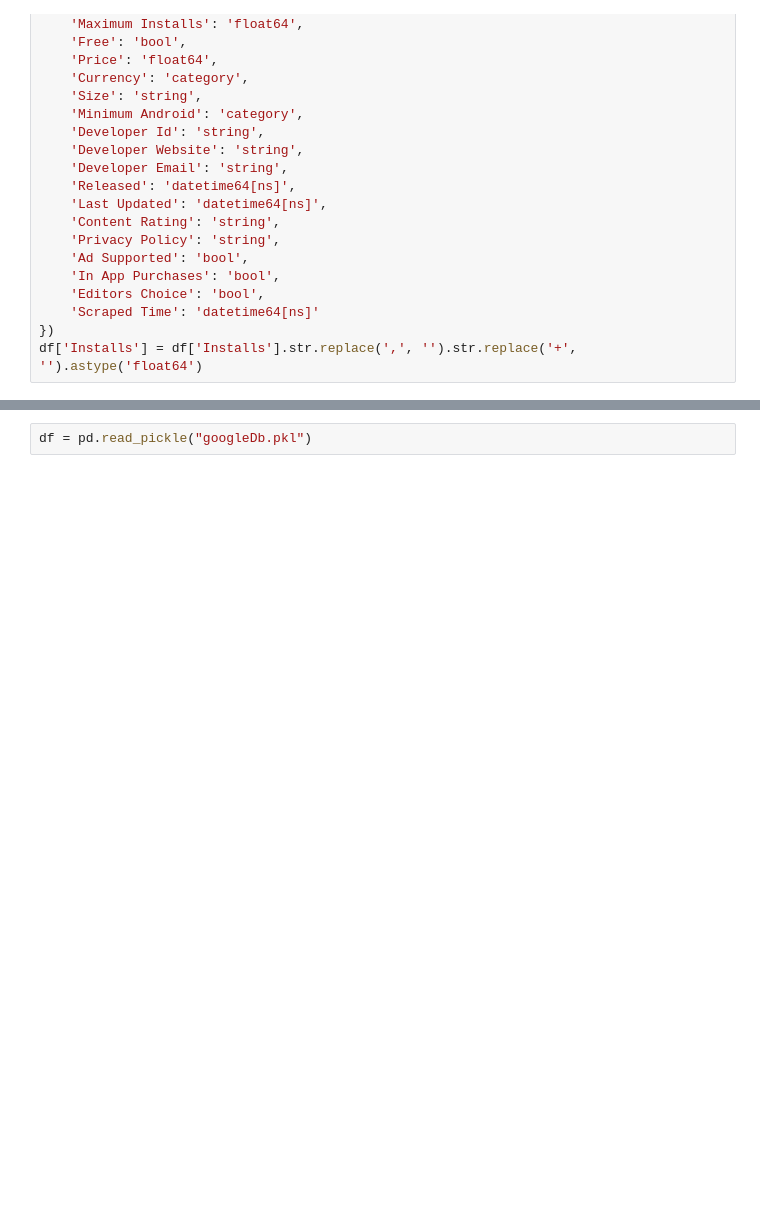
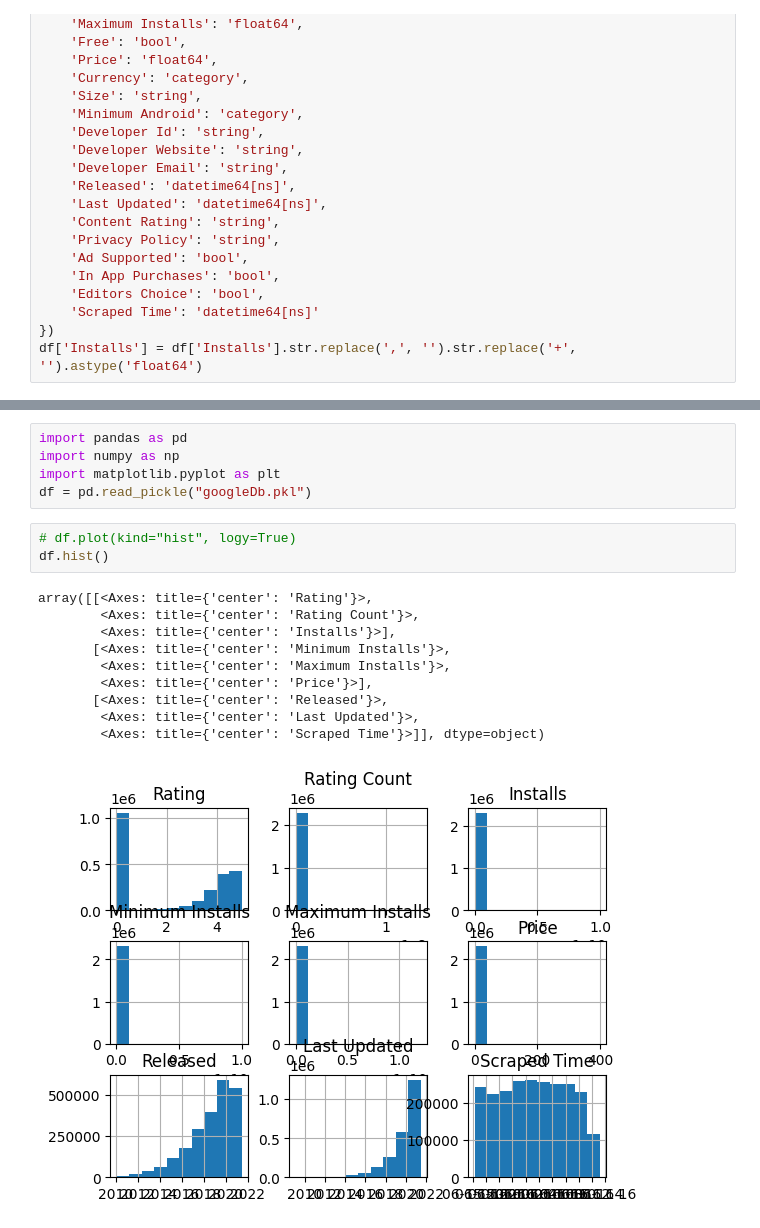
Before and after one commit to andrei-bancos/google-play-ai-model-predict-rating, a Jupyter notebook: sample.ipynb, the cells around one changed output, grey strips where cells are left out. Drawn from its saved outputs; the diff is of its cells as text; blank space fills up the shorter version.

```diff
--- a/sample.ipynb
+++ b/sample.ipynb
@@ -167,2 +158,19 @@ df.to_pickle("googleDb.pkl")
 # %%
+import pandas as pd
+import numpy as np
+import matplotlib.pyplot as plt
 df = pd.read_pickle("googleDb.pkl")
+# %%
+# df.plot(kind="hist", logy=True)
+df.hist()
+# %% [output]
+array([[<Axes: title={'center': 'Rating'}>,
+        <Axes: title={'center': 'Rating Count'}>,
+        <Axes: title={'center': 'Installs'}>],
+       [<Axes: title={'center': 'Minimum Installs'}>,
+        <Axes: title={'center': 'Maximum Installs'}>,
+        <Axes: title={'center': 'Price'}>],
+       [<Axes: title={'center': 'Released'}>,
+        <Axes: title={'center': 'Last Updated'}>,
+        <Axes: title={'center': 'Scraped Time'}>]], dtype=object)
+[figure, added]
```
Also changed, not shown: parts of 6 cells of this notebook.
